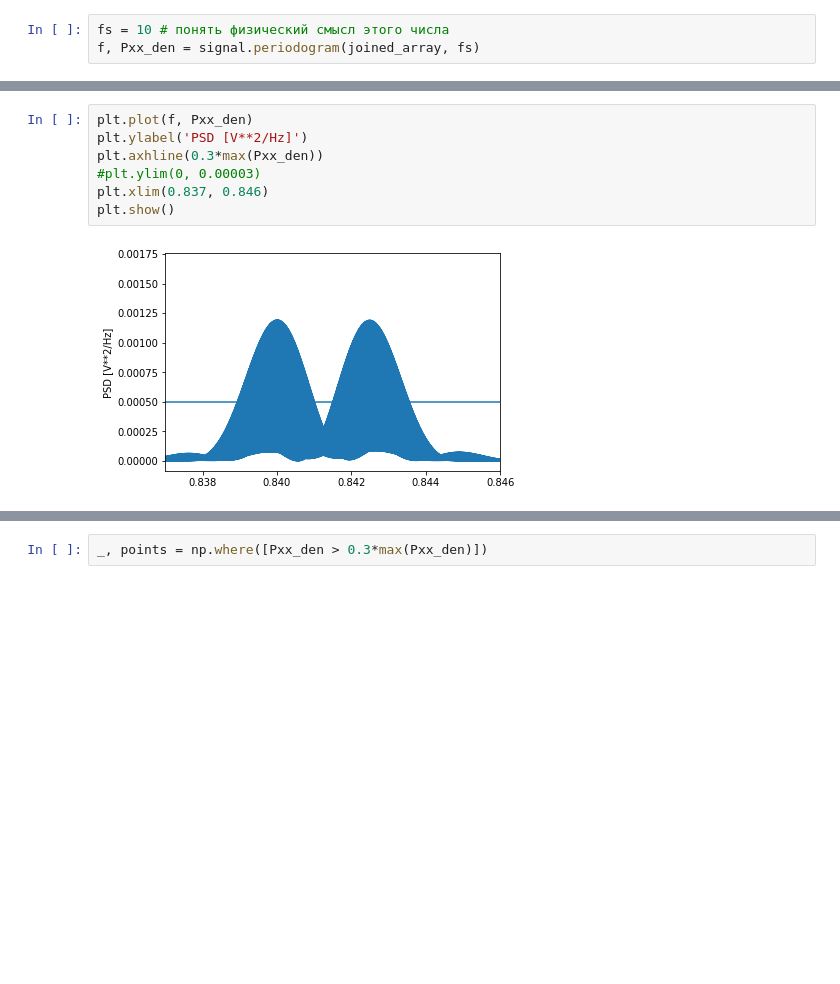
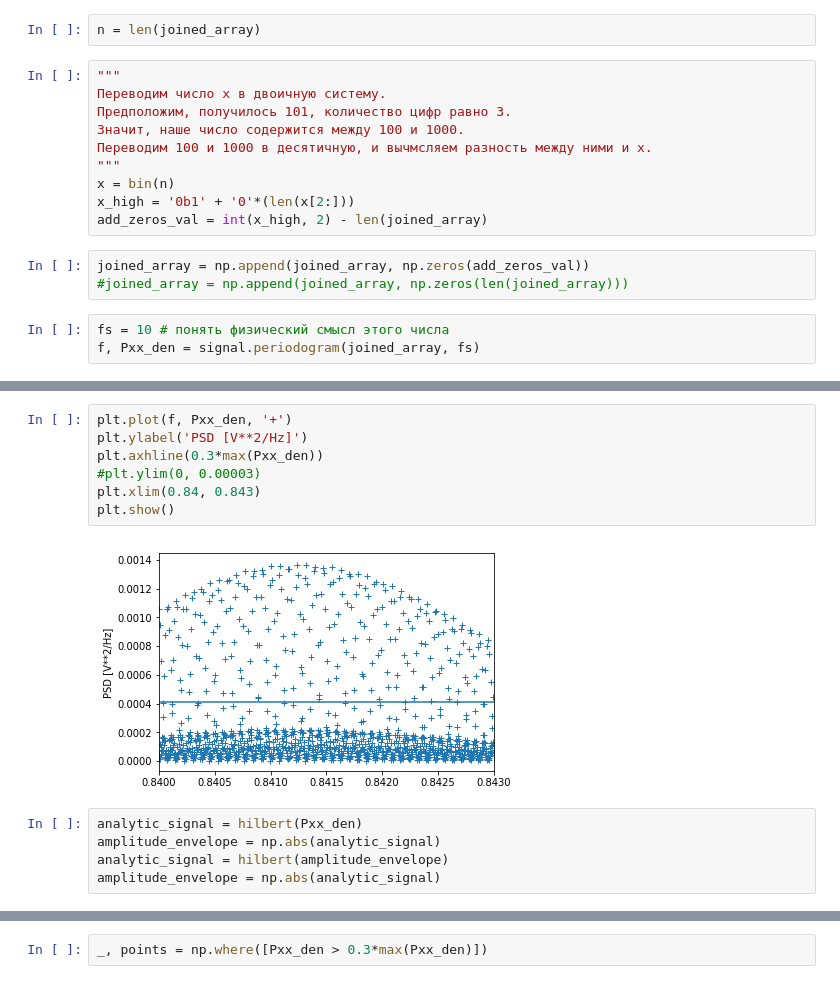
Before and after one commit to KazAndr/bsa3, a Jupyter notebook: det_period_in_joined.ipynb, the cells around one changed output, grey strips where cells are left out. Cells and saved outputs as stored; diff of their text form; blank space fills up the shorter version.

Commit message:
Size of array was corrected to 2**n for FFTW

```diff
--- a/det_period_in_joined.ipynb
+++ b/det_period_in_joined.ipynb
@@ -36,3 +33,18 @@ len(joined_array)
+# %%
+n = len(joined_array)
+# %%
+"""
+Переводим число x в двоичную систему.
+Предположим, получилось 101, количество цифр равно 3.
+Значит, наше число содержится между 100 и 1000.
+Переводим 100 и 1000 в десятичную, и вычмсляем разность между ними и x.
+"""
+x = bin(n)
+x_high = '0b1' + '0'*(len(x[2:]))
+add_zeros_val = int(x_high, 2) - len(joined_array)
+# %%
+joined_array = np.append(joined_array, np.zeros(add_zeros_val))
+#joined_array = np.append(joined_array, np.zeros(len(joined_array)))
 # %%
 fs = 10 # понять физический смысл этого числа
 f, Pxx_den = signal.periodogram(joined_array, fs)
@@ -39,9 +60,14 @@ f, Pxx_den = signal.periodogram(joined_array, fs)
 # %%
-plt.plot(f, Pxx_den)
+plt.plot(f, Pxx_den, '+')
 plt.ylabel('PSD [V**2/Hz]')
 plt.axhline(0.3*max(Pxx_den))
 #plt.ylim(0, 0.00003)
-plt.xlim(0.837, 0.846)
+plt.xlim(0.84, 0.843)
 plt.show()
 # %% [output]
-[figure, old version]
+[figure, new version]
+# %%
+analytic_signal = hilbert(Pxx_den)
+amplitude_envelope = np.abs(analytic_signal)
+analytic_signal = hilbert(amplitude_envelope)
+amplitude_envelope = np.abs(analytic_signal)
```
Also changed, not shown: parts of 4 cells of this notebook.
